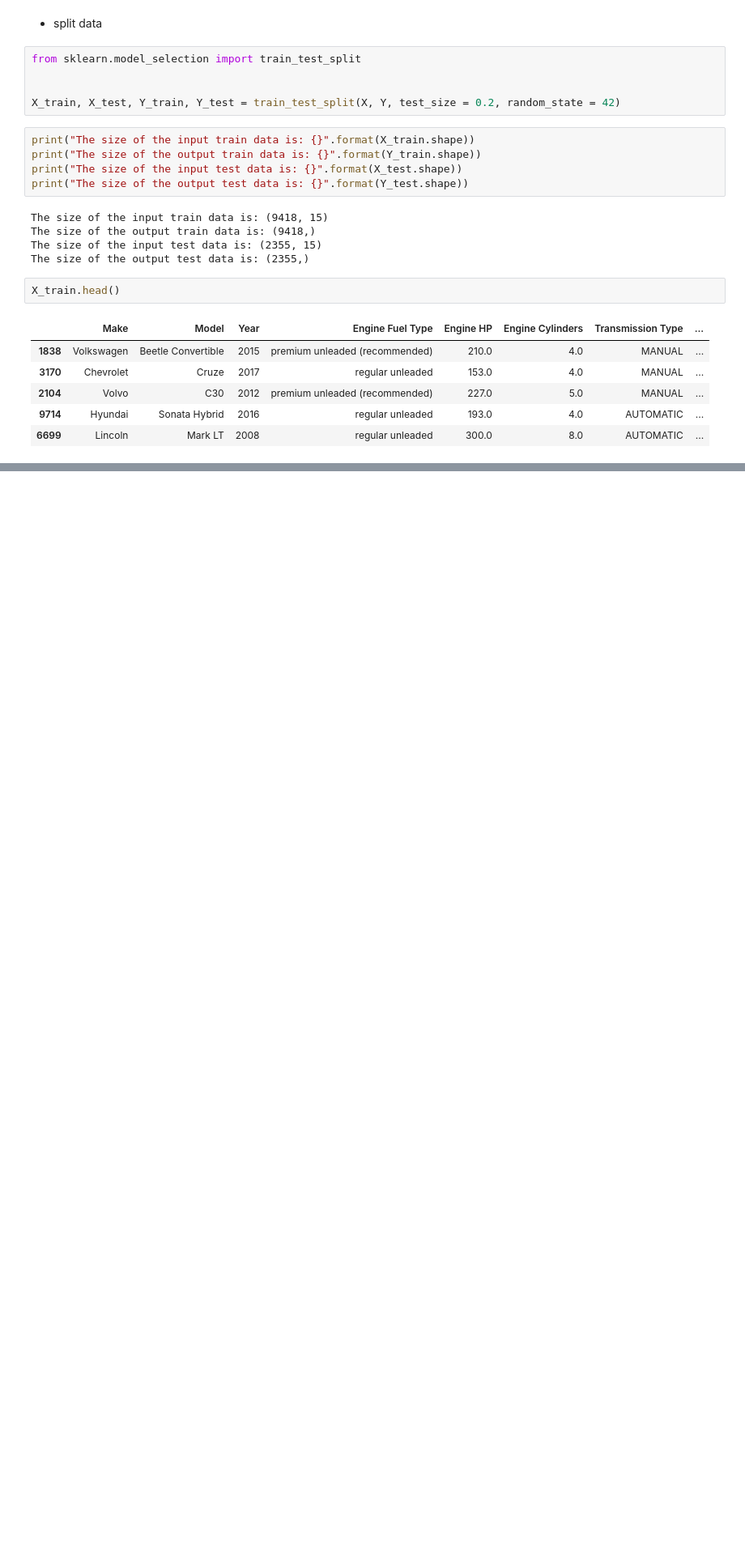
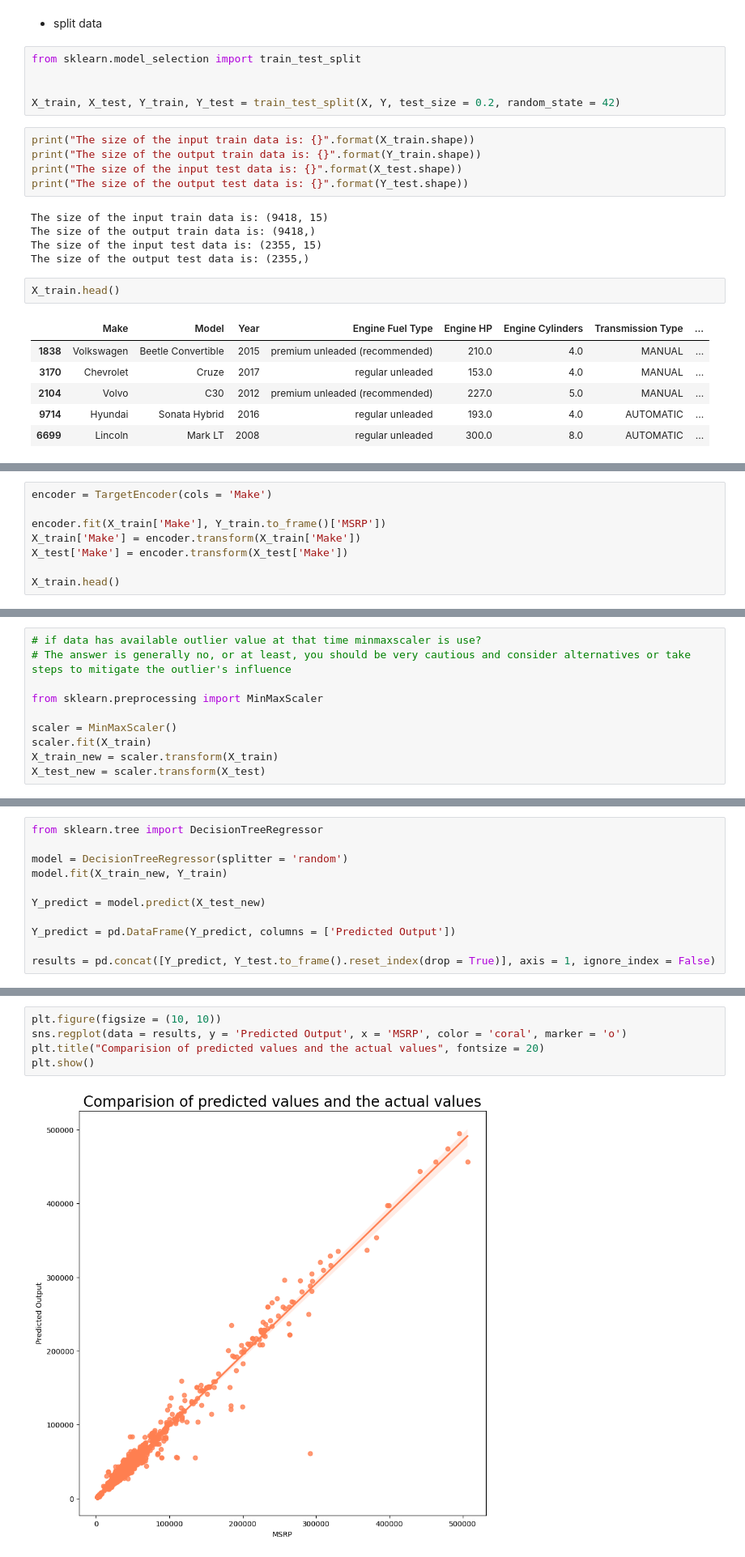
Before and after one commit to Rushit16102004/car-price-prediction-using-ML, a Jupyter notebook: prediction.ipynb, the cells around one changed output, grey strips where cells are left out. Shown at 81% size. Drawn from its saved outputs; the diff is of its cells as text; blank space fills up the shorter version.

```diff
--- a/prediction.ipynb
+++ b/prediction.ipynb
@@ -525,0 +584,8 @@ ModuleNotFoundError: No module named 'category_encoders'
+# %%
+encoder = TargetEncoder(cols = 'Make')
+
+encoder.fit(X_train['Make'], Y_train.to_frame()['MSRP'])
+X_train['Make'] = encoder.transform(X_train['Make'])
+X_test['Make'] = encoder.transform(X_test['Make'])
+
+X_train.head()
@@ -525,0 +620,10 @@ ModuleNotFoundError: No module named 'category_encoders'
+# %%
+# if data has available outlier value at that time minmaxscaler is use?
+# The answer is generally no, or at least, you should be very cautious and consider alternatives or take steps to mitigate the outlier's influence
+
+from sklearn.preprocessing import MinMaxScaler
+
+scaler = MinMaxScaler()
+scaler.fit(X_train)
+X_train_new = scaler.transform(X_train)
+X_test_new = scaler.transform(X_test)
@@ -530,0 +706,11 @@ ModuleNotFoundError: No module named 'category_encoders'
+# %%
+from sklearn.tree import DecisionTreeRegressor
+
+model = DecisionTreeRegressor(splitter = 'random')
+model.fit(X_train_new, Y_train)
+
+Y_predict = model.predict(X_test_new)
+
+Y_predict = pd.DataFrame(Y_predict, columns = ['Predicted Output'])
+
+results = pd.concat([Y_predict, Y_test.to_frame().reset_index(drop = True)], axis = 1, ignore_index = False)
@@ -530,0 +729,7 @@ ModuleNotFoundError: No module named 'category_encoders'
+# %%
+plt.figure(figsize = (10, 10))
+sns.regplot(data = results, y = 'Predicted Output', x = 'MSRP', color = 'coral', marker = 'o')
+plt.title("Comparision of predicted values and the actual values", fontsize = 20)
+plt.show()
+# %% [output]
+[figure, added]
```
Also changed, not shown: parts of 47 cells of this notebook.
